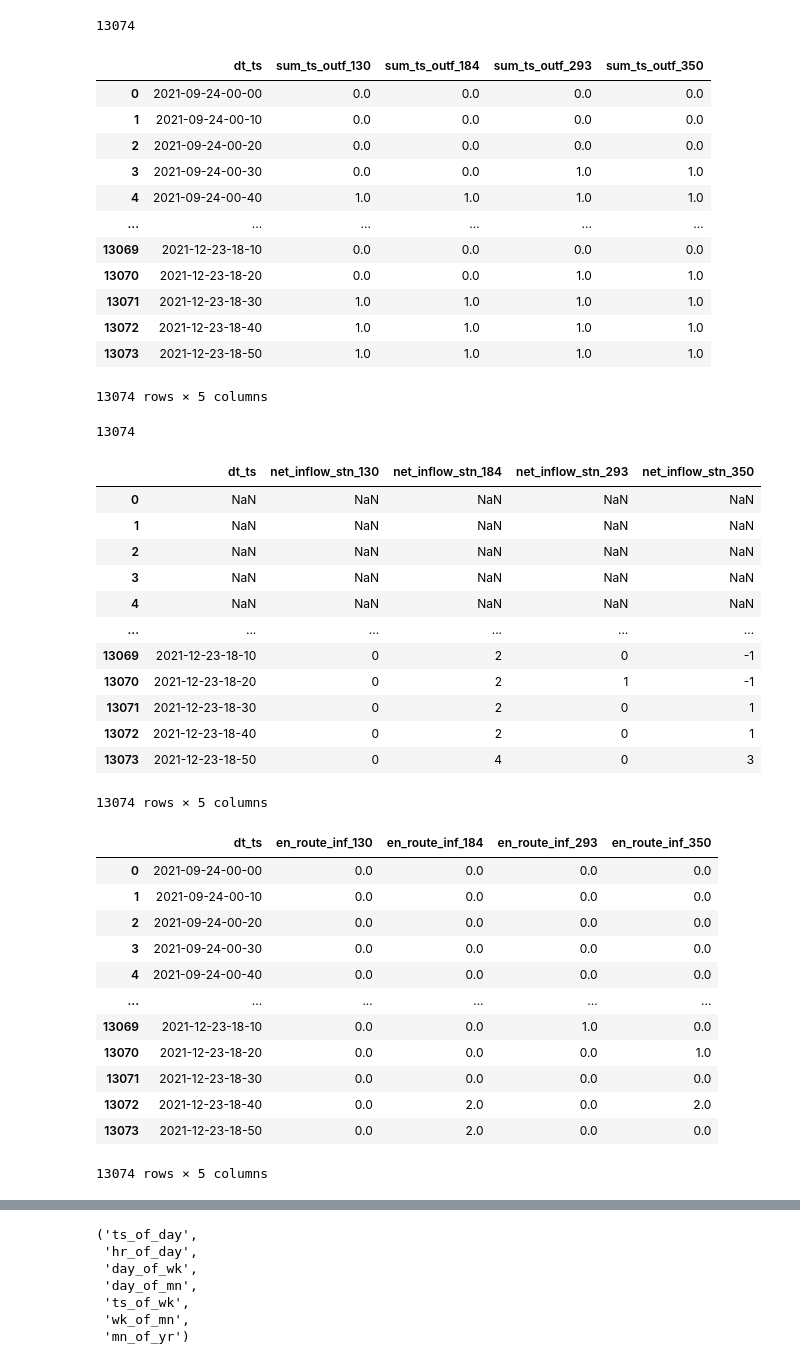
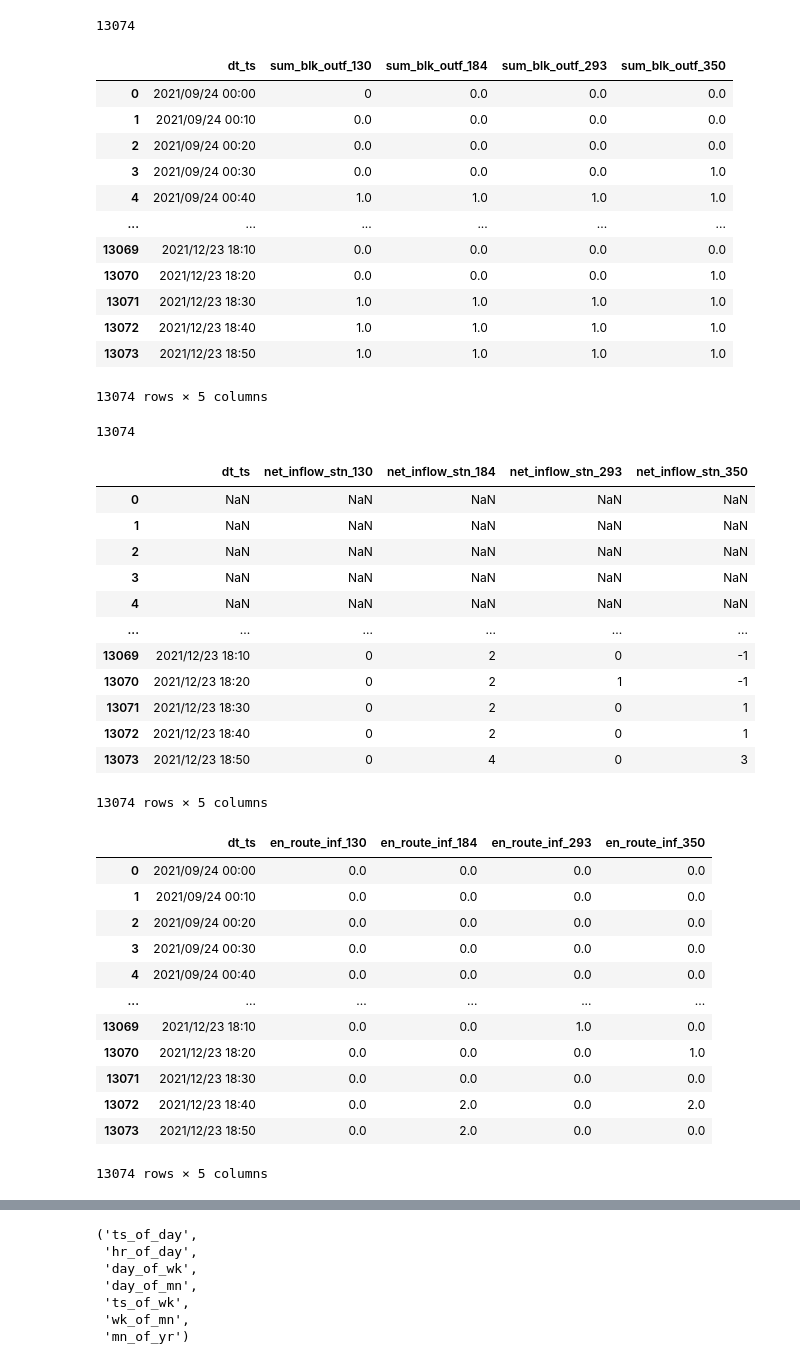
Before and after one commit to JosePeeterson/DeepAR_demand_prediction, a Jupyter notebook: 2_freq_nbinom_LSTM/1_cluster_demand_prediction/data/xgboost_data/xgboost_feature_generator.ipynb, the cells around one changed output, grey strips where cells are left out. Cells and saved outputs as stored; diff of their text form; code cells hidden in the pictures.

Commit message:
data, report update

```diff
--- a/2_freq_nbinom_LSTM/1_cluster_demand_prediction/data/xgboost_data/xgboost_feature_generator.ipynb
+++ b/2_freq_nbinom_LSTM/1_cluster_demand_prediction/data/xgboost_data/xgboost_feature_generator.ipynb
@@ -207,7 +209,7 @@ dt_dt_ts
 # convert to string
 dt_ts_list = []
 for i in range(len(dt_dt_ts)):
-    dt_ts_list.append( dt.datetime.strftime(dt_dt_ts[i],"%Y-%m-%d-%H-%M") )
+    dt_ts_list.append( dt.datetime.strftime(dt_dt_ts[i],"%Y/%m/%d %H:%M") )
 #dt_ts_list
 
 ############ generate dt_ts ############
@@ -218,39 +220,40 @@ end_len_10
 # %% [output]
 13074
 # %%
-def create_sum_ts_outf(dt_ts_list,stn_list):
+def create_sum_blk_outf(dt_ts_list,stn_list):
 
-    col_list = ["dt_ts"] + [ "sum_ts_outf_"+s for s in stn_list]
-    sum_ts_outf_df = pd.DataFrame(index= range(end_len_10), columns=col_list)
+    col_list = ["dt_ts"] + [ "sum_blk_outf_"+s for s in stn_list]
+    sum_blk_outf_df = pd.DataFrame(index= range(end_len_10), columns=col_list)
 
     i=0
     for dt in dt_ts_list:
         if (dt[-2:] == "00"):
             sum = 0
         for s in stn_list:
+            sum_blk_outf_df.loc[i]["sum_blk_outf_"+s] = sum
             sum = sum + raw_ds.loc[i]["10_min_outf_"+s]
-            sum_ts_outf_df.loc[i]["sum_ts_outf_"+s] = sum
 
-        sum_ts_outf_df.loc[i]["dt_ts"] = dt
+
+        sum_blk_outf_df.loc[i]["dt_ts"] = dt
         i+=1
 
-    return sum_ts_outf_df
+    return sum_blk_outf_df
 # %%
-df1 = create_sum_ts_outf(dt_ts_list,stn_list)
+df1 = create_sum_blk_outf(dt_ts_list,stn_list)
 df1
 # %% [output]
-|  | dt_ts | sum_ts_outf_130 | sum_ts_outf_184 | sum_ts_outf_293 | sum_ts_outf_350 |
-| 0 | 2021-09-24-00-00 | 0.0 | 0.0 | 0.0 | 0.0 |
-| 1 | 2021-09-24-00-10 | 0.0 | 0.0 | 0.0 | 0.0 |
-| 2 | 2021-09-24-00-20 | 0.0 | 0.0 | 0.0 | 0.0 |
-| 3 | 2021-09-24-00-30 | 0.0 | 0.0 | 1.0 | 1.0 |
-| 4 | 2021-09-24-00-40 | 1.0 | 1.0 | 1.0 | 1.0 |
+|  | dt_ts | sum_blk_outf_130 | sum_blk_outf_184 | sum_blk_outf_293 | sum_blk_outf_350 |
+| 0 | 2021/09/24 00:00 | 0 | 0.0 | 0.0 | 0.0 |
+| 1 | 2021/09/24 00:10 | 0.0 | 0.0 | 0.0 | 0.0 |
+| 2 | 2021/09/24 00:20 | 0.0 | 0.0 | 0.0 | 0.0 |
+| 3 | 2021/09/24 00:30 | 0.0 | 0.0 | 0.0 | 1.0 |
+| 4 | 2021/09/24 00:40 | 1.0 | 1.0 | 1.0 | 1.0 |
 | ... | ... | ... | ... | ... | ... |
-| 13069 | 2021-12-23-18-10 | 0.0 | 0.0 | 0.0 | 0.0 |
-| 13070 | 2021-12-23-18-20 | 0.0 | 0.0 | 1.0 | 1.0 |
-| 13071 | 2021-12-23-18-30 | 1.0 | 1.0 | 1.0 | 1.0 |
-| 13072 | 2021-12-23-18-40 | 1.0 | 1.0 | 1.0 | 1.0 |
-| 13073 | 2021-12-23-18-50 | 1.0 | 1.0 | 1.0 | 1.0 |
+| 13069 | 2021/12/23 18:10 | 0.0 | 0.0 | 0.0 | 0.0 |
+| 13070 | 2021/12/23 18:20 | 0.0 | 0.0 | 0.0 | 1.0 |
+| 13071 | 2021/12/23 18:30 | 1.0 | 1.0 | 1.0 | 1.0 |
+| 13072 | 2021/12/23 18:40 | 1.0 | 1.0 | 1.0 | 1.0 |
+| 13073 | 2021/12/23 18:50 | 1.0 | 1.0 | 1.0 | 1.0 |
 13074 rows × 5 columns
 # %%
 len(dt_ts_list)
@@ -281,11 +284,11 @@ df2
 | 3 | NaN | NaN | NaN | NaN | NaN |
 | 4 | NaN | NaN | NaN | NaN | NaN |
 | ... | ... | ... | ... | ... | ... |
-| 13069 | 2021-12-23-18-10 | 0 | 2 | 0 | -1 |
-| 13070 | 2021-12-23-18-20 | 0 | 2 | 1 | -1 |
-| 13071 | 2021-12-23-18-30 | 0 | 2 | 0 | 1 |
-| 13072 | 2021-12-23-18-40 | 0 | 2 | 0 | 1 |
-| 13073 | 2021-12-23-18-50 | 0 | 4 | 0 | 3 |
+| 13069 | 2021/12/23 18:10 | 0 | 2 | 0 | -1 |
+| 13070 | 2021/12/23 18:20 | 0 | 2 | 1 | -1 |
+| 13071 | 2021/12/23 18:30 | 0 | 2 | 0 | 1 |
+| 13072 | 2021/12/23 18:40 | 0 | 2 | 0 | 1 |
+| 13073 | 2021/12/23 18:50 | 0 | 4 | 0 | 3 |
 13074 rows × 5 columns
 # %%
 def create_en_route_inf(dt_ts_list,stn_list):
@@ -307,17 +310,17 @@ df3 = create_en_route_inf(dt_ts_list,stn_list)
 df3
 # %% [output]
 |  | dt_ts | en_route_inf_130 | en_route_inf_184 | en_route_inf_293 | en_route_inf_350 |
-| 0 | 2021-09-24-00-00 | 0.0 | 0.0 | 0.0 | 0.0 |
-| 1 | 2021-09-24-00-10 | 0.0 | 0.0 | 0.0 | 0.0 |
-| 2 | 2021-09-24-00-20 | 0.0 | 0.0 | 0.0 | 0.0 |
-| 3 | 2021-09-24-00-30 | 0.0 | 0.0 | 0.0 | 0.0 |
-| 4 | 2021-09-24-00-40 | 0.0 | 0.0 | 0.0 | 0.0 |
+| 0 | 2021/09/24 00:00 | 0.0 | 0.0 | 0.0 | 0.0 |
+| 1 | 2021/09/24 00:10 | 0.0 | 0.0 | 0.0 | 0.0 |
+| 2 | 2021/09/24 00:20 | 0.0 | 0.0 | 0.0 | 0.0 |
+| 3 | 2021/09/24 00:30 | 0.0 | 0.0 | 0.0 | 0.0 |
+| 4 | 2021/09/24 00:40 | 0.0 | 0.0 | 0.0 | 0.0 |
 | ... | ... | ... | ... | ... | ... |
-| 13069 | 2021-12-23-18-10 | 0.0 | 0.0 | 1.0 | 0.0 |
-| 13070 | 2021-12-23-18-20 | 0.0 | 0.0 | 0.0 | 1.0 |
-| 13071 | 2021-12-23-18-30 | 0.0 | 0.0 | 0.0 | 0.0 |
-| 13072 | 2021-12-23-18-40 | 0.0 | 2.0 | 0.0 | 2.0 |
-| 13073 | 2021-12-23-18-50 | 0.0 | 2.0 | 0.0 | 0.0 |
+| 13069 | 2021/12/23 18:10 | 0.0 | 0.0 | 1.0 | 0.0 |
+| 13070 | 2021/12/23 18:20 | 0.0 | 0.0 | 0.0 | 1.0 |
+| 13071 | 2021/12/23 18:30 | 0.0 | 0.0 | 0.0 | 0.0 |
+| 13072 | 2021/12/23 18:40 | 0.0 | 2.0 | 0.0 | 2.0 |
+| 13073 | 2021/12/23 18:50 | 0.0 | 2.0 | 0.0 | 0.0 |
 13074 rows × 5 columns
 # %%
 def create_net_inflow_clstr(dt_ts_list,stn_list):
```
Also changed, not shown: parts of 18 cells of this notebook, 18 other files.
